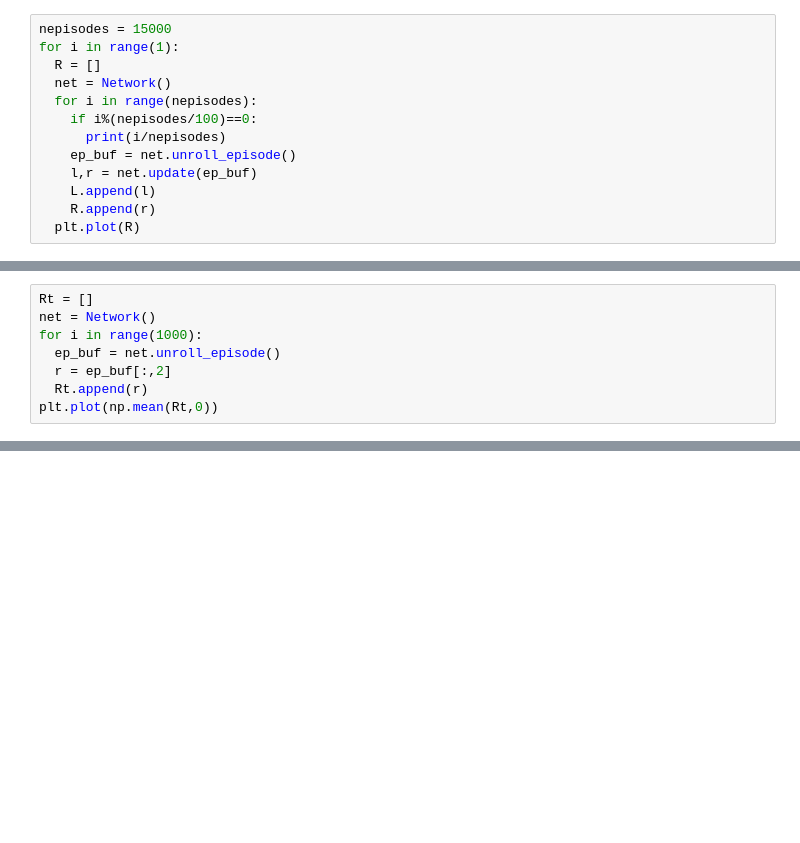
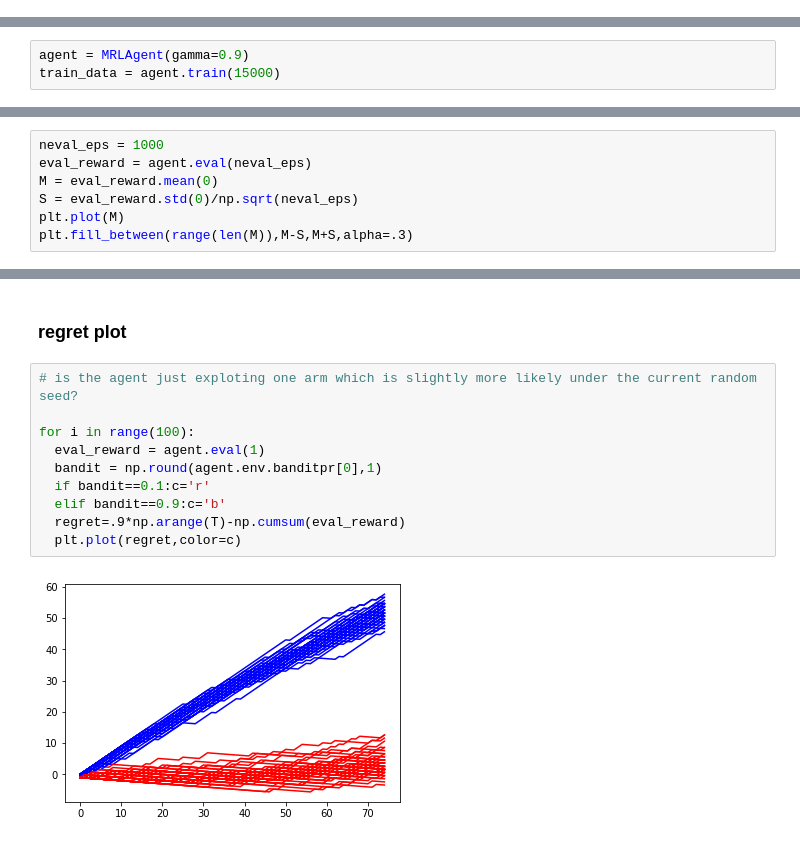
Before and after one commit to andrebeu/mrl, a Jupyter notebook: mrl.ipynb, the cells around one changed output, grey strips where cells are left out. Drawn from its saved outputs; the diff is of its cells as text; blank space fills up the shorter version.

Commit message:
just realized mrl exploiting slightly more probable arm - no real meta learning. about to do another major rewrite of the mrl code

```diff
--- a/mrl.ipynb
+++ b/mrl.ipynb
@@ -19,13 +17,0 @@ np.random.choice([0,1])
-# %%
-nepisodes = 15000
-for i in range(1):
-  R = []
-  net = Network()
-  for i in range(nepisodes):
-    if i%(nepisodes/100)==0:
-      print(i/nepisodes)
-    ep_buf = net.unroll_episode()
-    l,r = net.update(ep_buf)
-    L.append(l)
-    R.append(r)
-  plt.plot(R)
@@ -40,8 +17,0 @@ KeyboardInterrupt:
-# %%
-Rt = []
-net = Network()
-for i in range(1000):
-  ep_buf = net.unroll_episode()
-  r = ep_buf[:,2]
-  Rt.append(r)
-plt.plot(np.mean(Rt,0))
@@ -220,0 +20,3 @@ from mrl import *
+# %%
+agent = MRLAgent(gamma=0.9)
+train_data = agent.train(15000)
@@ -220,0 +43,7 @@ from mrl import *
+# %%
+neval_eps = 1000
+eval_reward = agent.eval(neval_eps)
+M = eval_reward.mean(0)
+S = eval_reward.std(0)/np.sqrt(neval_eps)
+plt.plot(M)
+plt.fill_between(range(len(M)),M-S,M+S,alpha=.3)
@@ -220,0 +53,14 @@ from mrl import *
+# %% [markdown]
+### regret plot
+# %%
+# is the agent just exploting one arm which is slightly more likely under the current random seed?
+
+for i in range(100):
+  eval_reward = agent.eval(1)
+  bandit = np.round(agent.env.banditpr[0],1)
+  if bandit==0.1:c='r'
+  elif bandit==0.9:c='b'
+  regret=.9*np.arange(T)-np.cumsum(eval_reward)
+  plt.plot(regret,color=c)
+# %% [output]
+[figure, added]
```
Also changed, not shown: parts of 23 cells of this notebook, 5 other files.
